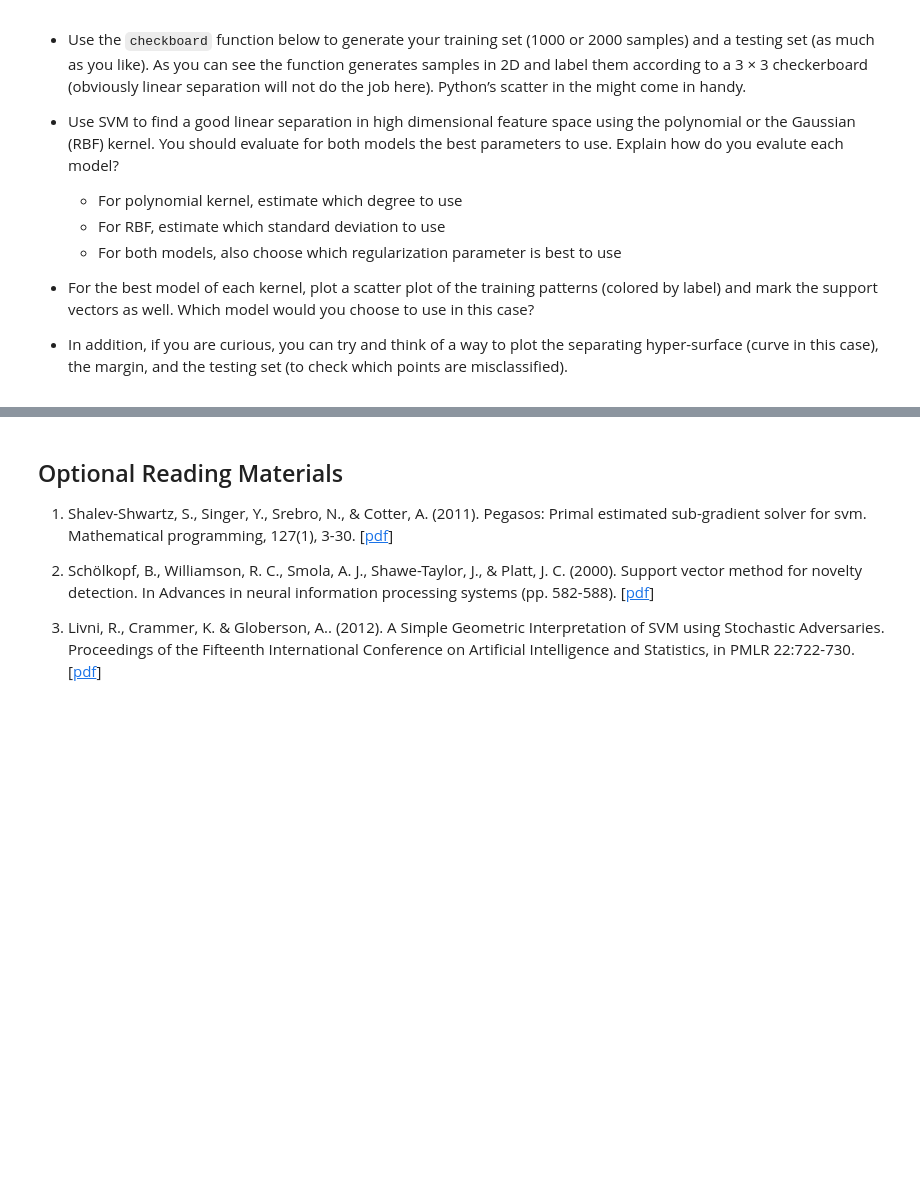
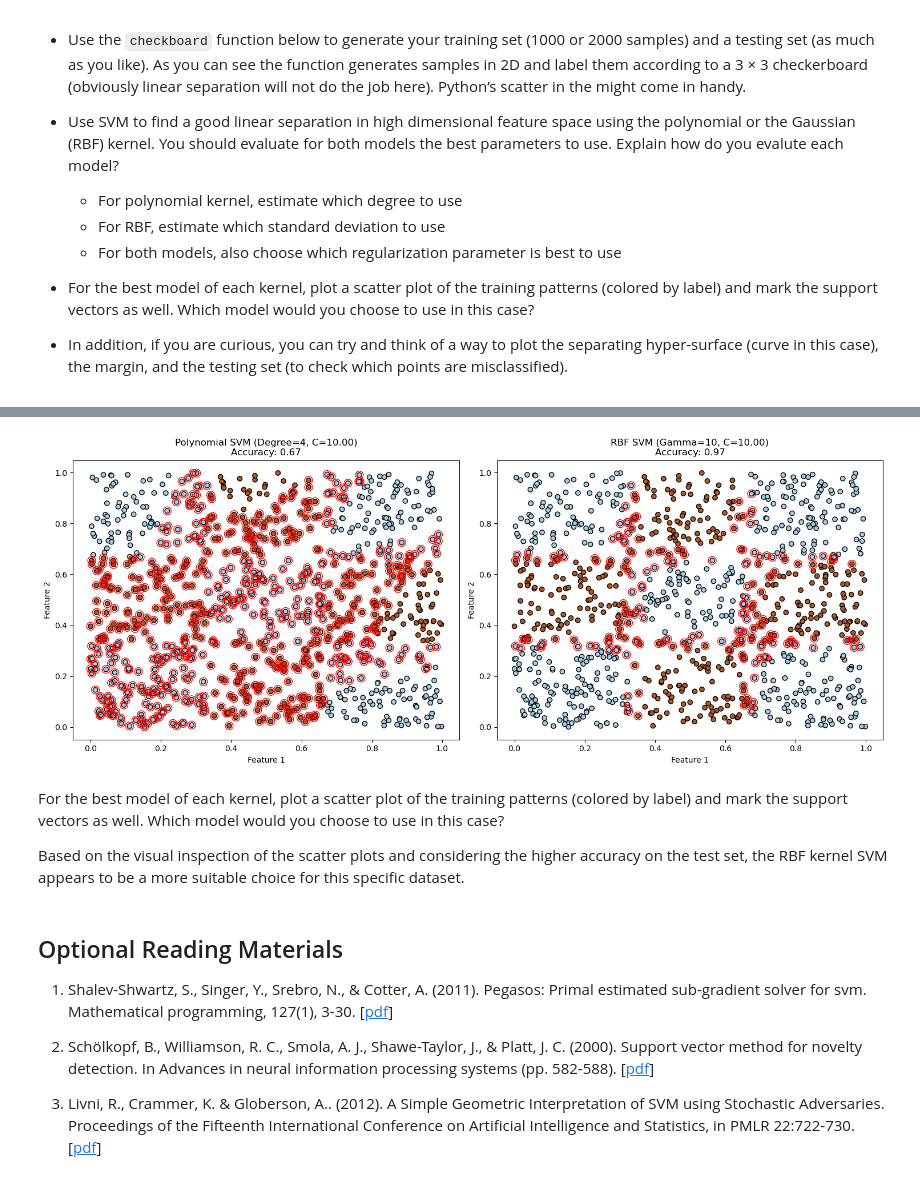
Before and after one commit to JaneAmi/YData_ML, a Jupyter notebook: HW2_SVM/HW2_SVM.ipynb, the cells around one changed output, grey strips where cells are left out. Saved outputs shown, nothing was run; the diff lists cells and outputs as text; code cells hidden in the pictures; blank space fills up the shorter version.

Commit message:
4th task with plots

```diff
--- a/HW2_SVM/HW2_SVM.ipynb
+++ b/HW2_SVM/HW2_SVM.ipynb
@@ -354,3 +357,61 @@ plt.ylim([0,1]);
+# %%
+# Generate training and testing sets
+X_train, y_train = checkerboard(1000)
+X_test, y_test = checkerboard(500)
+
+# Polynomial kernel SVM
+param_grid_poly = {'C': [0.1, 1, 10], 'degree': [2, 3, 4]}
+svm_poly = SVC(kernel='poly')
+grid_search_poly = GridSearchCV(svm_poly, param_grid_poly, cv=5, scoring='accuracy')
+grid_search_poly.fit(X_train, y_train)
+
+# RBF kernel SVM
+param_grid_rbf = {'C': [0.1, 1, 10], 'gamma': [0.1, 1, 10]}
+svm_rbf = SVC(kernel='rbf')
+grid_search_rbf = GridSearchCV(svm_rbf, param_grid_rbf, cv=5, scoring='accuracy')
+grid_search_rbf.fit(X_train, y_train)
+
+# Get best models
+best_svm_poly = grid_search_poly.best_estimator_
+best_svm_rbf = grid_search_rbf.best_estimator_
+
+# Prediction on the test set
+y_pred_poly = best_svm_poly.predict(X_test)
+y_pred_rbf = best_svm_rbf.predict(X_test)
+
+# Accuracy on the test set
+accuracy_poly = accuracy_score(y_test, y_pred_poly)
+accuracy_rbf = accuracy_score(y_test, y_pred_rbf)
+
+# Plotting
+plt.figure(figsize=(15, 6))
+
+# Scatter plot for Polynomial SVM
+plt.subplot(1, 2, 1)
+plt.scatter(X_train[:, 0], X_train[:, 1], c=y_train, cmap=plt.cm.Paired, edgecolors='k')
+# plot support vectors
+plt.scatter(X_train[best_svm_poly.support_, 0], X_train[best_svm_poly.support_, 1], s=100, facecolors='none', edgecolors='r')
+plt.title(f'Polynomial SVM (Degree={best_svm_poly.degree}, C={best_svm_poly.C:.2f})\nAccuracy: {accuracy_poly:.2f}')
+plt.xlabel('Feature 1')
+plt.ylabel('Feature 2')
+
+# Scatter plot for RBF SVM
+plt.subplot(1, 2, 2)
+plt.scatter(X_train[:, 0], X_train[:, 1], c=y_train, cmap=plt.cm.Paired, edgecolors='k')
+# plot support vectors
+plt.scatter(X_train[best_svm_rbf.support_, 0], X_train[best_svm_rbf.support_, 1], s=100, facecolors='none', edgecolors='r')
+plt.title(f'RBF SVM (Gamma={best_svm_rbf.gamma}, C={best_svm_rbf.C:.2f})\nAccuracy: {accuracy_rbf:.2f}')
+plt.xlabel('Feature 1')
+plt.ylabel('Feature 2')
+
+plt.tight_layout()
+plt.show()
+# %% [output]
+[figure, added]
+# %% [markdown]
+For the best model of each kernel, plot a scatter plot of the training patterns (colored by label) and mark the support vectors as well. Which model would you choose to use in this case?
+
+Based on the visual inspection of the scatter plots and considering the higher accuracy on the test set, the RBF kernel SVM appears to be a more suitable choice for this specific dataset.
 # %% [markdown]
 ## Optional Reading Materials
 1. Shalev-Shwartz, S., Singer, Y., Srebro, N., & Cotter, A. (2011). Pegasos: Primal estimated sub-gradient solver for svm. Mathematical programming, 127(1), 3-30. [[pdf](http://www.ee.oulu.fi/research/imag/courses/Vedaldi/ShalevSiSr07.pdf)]
```
Also changed, not shown: parts of 2 cells of this notebook.
